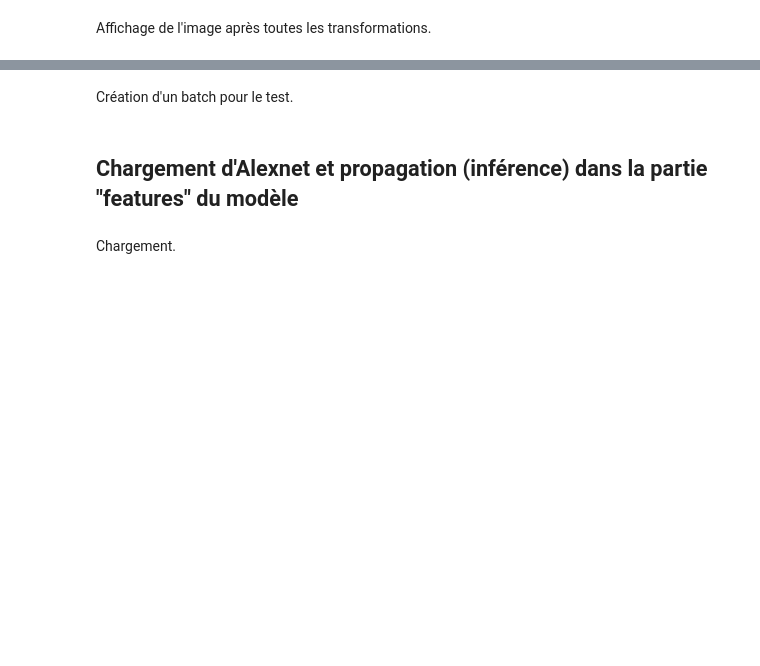
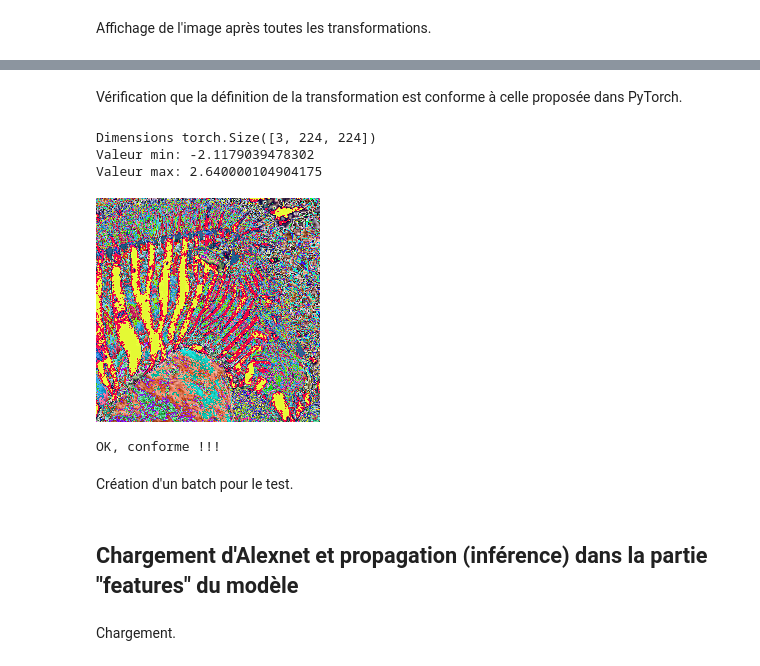
Before and after one commit to nicolasguillard/cnam-rcp209, a Jupyter notebook: POC_conv_deconv_2a.ipynb, the cells around one changed output, grey strips where cells are left out. Cells and saved outputs as stored; diff of their text form; code cells hidden in the pictures; blank space fills up the shorter version.

Commit message:
Validation de la transformation des images pour AlexNet

```diff
--- a/POC_conv_deconv_2a.ipynb
+++ b/POC_conv_deconv_2a.ipynb
@@ -124,3 +125,18 @@ Valeur max: 2.640000104904175
+# %% [markdown]
+Vérification que la définition de la transformation est conforme à celle proposée dans PyTorch.
+# %%
+transforms_py = torchvision.models.AlexNet_Weights.IMAGENET1K_V1.transforms()
+img_tensor_tfd2 = transforms_py(img1_t)
+display_image_tensor(img_tensor_tfd2)
+
+assert torch.equal(img_tensor_tfd2, img_tensor_tfd2), f"Problème, résultat de transformation différent !"
+print("OK, conforme !!!")
+# %% [output]
+Dimensions torch.Size([3, 224, 224])
+Valeur min: -2.1179039478302
+Valeur max: 2.640000104904175
+[figure, added]
+OK, conforme !!!
 # %% [markdown]
 Création d'un batch pour le test.
 # %%
```
Also changed, not shown: parts of 4 cells of this notebook, 3 other files.
